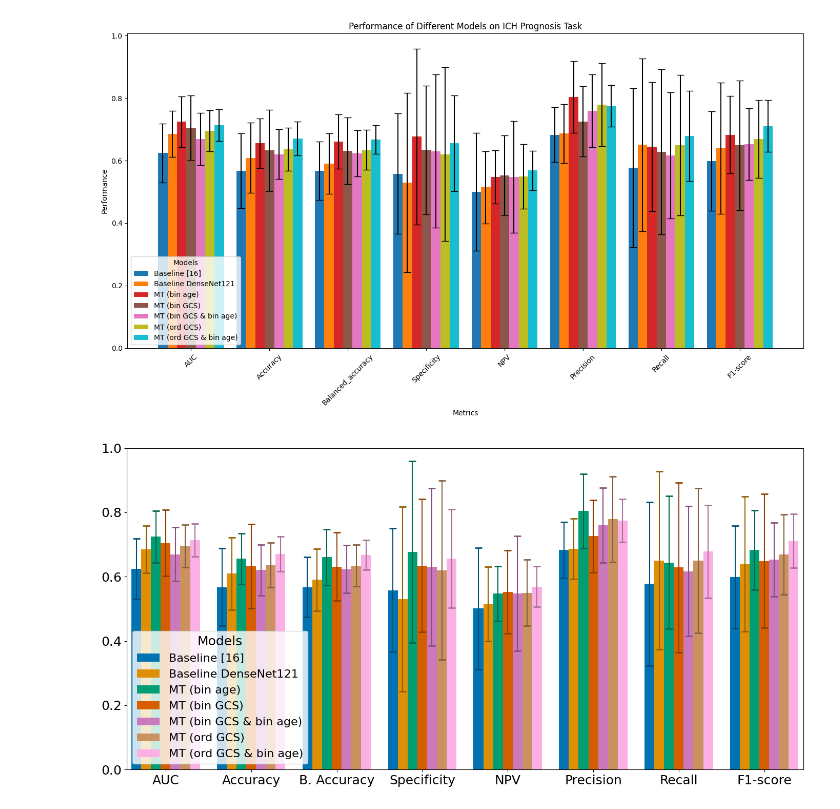
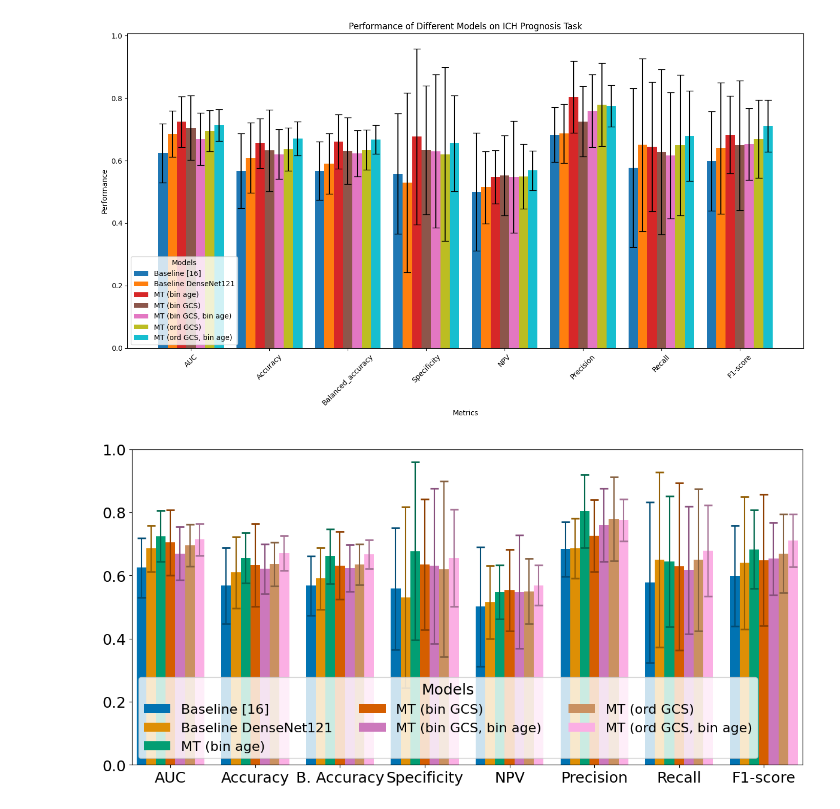
Before and after one commit to Trustworthy-AI-UU-NKI/MultitaskLearning_ICH_Prognosis, a Jupyter notebook: plotComparisonResults/AblationStudy.ipynb, the cells around one changed output. Drawn from its saved outputs; the diff is of its cells as text; code cells hidden in the pictures.

```diff
--- a/plotComparisonResults/AblationStudy.ipynb
+++ b/plotComparisonResults/AblationStudy.ipynb
@@ -19,7 +19,7 @@ mean_std_data = {}
 # models = ['Baseline [16]', 'Baseline', 'MT (bin age)', 'MT (bin GCS)', 'MT (bin GCS & bin age)', 'MT (bin GCS & bin age) SAME LOSS HP', 'MT (ord GCS)', 'MT (ord GCS & bin age)']
 # dataframes = [baselineAmaia, baseline, binaryAge_prognosis, binaryGCS_prognosis, binaryGCS_BinaryAge_prognosis, binaryGCS_binaryAge_prognosis_SAME_LOSS_HP, threeClassGCS_prognosis, threeClassGCS_BinaryAge_prognosis]
 
-models = ['Baseline [16]', 'Baseline DenseNet121', 'MT (bin age)', 'MT (bin GCS)', 'MT (bin GCS & bin age)', 'MT (ord GCS)', 'MT (ord GCS & bin age)']
+models = ['Baseline [16]', 'Baseline DenseNet121', 'MT (bin age)', 'MT (bin GCS)', 'MT (bin GCS, bin age)', 'MT (ord GCS)', 'MT (ord GCS, bin age)']
 dataframes = [baselineAmaia, baseline, binaryAge_prognosis, binaryGCS_prognosis, binaryGCS_binaryAge_prognosis_SAME_LOSS_HP, threeClassGCS_prognosis, threeClassGCS_BinaryAge_prognosis]
 
 
@@ -95,7 +95,7 @@ def darken_color(color, amount=0.5):
     except ValueError:
         raise ValueError("Invalid color format")
 
-fig, ax = plt.subplots(figsize=(14, 7))
+fig, ax = plt.subplots(figsize=(12, 6)) # figsize=(14, 7)
 
 bar_width = 0.12
 index = np.arange(len(metrics)) * 1.05  # Increased space between groups
@@ -106,32 +106,32 @@ colors = sns.color_palette("colorblind", len(models))
 # Plot bars
 for i, model in enumerate(mean_df.columns):
     bars = ax.bar(index + i * bar_width, mean_df[model], bar_width, label=model, color=colors[i])
     dark_color = darken_color(colors[i], 0.34)
     ax.errorbar(index + i * bar_width, mean_df[model], yerr=std_df[model], fmt='none', ecolor=dark_color, capsize=5, capthick=2)
 
 # Rename the first two metrics
 metrics_labels = ['AUC', 'Accuracy', 'B. Accuracy', 'Specificity', 'NPV', 'Precision', 'Recall', 'F1-score']
 
 # Set labels and title
 # ax.set_xlabel('Metrics', fontsize=16)
 # ax.set_ylabel('Performance', fontsize=16)
 # ax.set_title('Performance of Different Models on ICH Prognosis Task', fontsize=18)
 ax.set_xticks(index + bar_width * (len(models) - 1) / 2)
 ax.set_xticklabels(metrics_labels, fontsize=18) # add rotation=45, if you want to rotate
-ax.legend(title='Models', fontsize=16, title_fontsize=18, loc='lower left')
+ax.legend(title='Models', fontsize=16, title_fontsize=18, loc='lower left', ncol=3)
 
 # Increase font size for tick labels
 ax.tick_params(axis='both', which='major', labelsize=18)
 
 # Adjust x-axis limits to reduce space on the sides
 plt.xlim([min(index) - bar_width, max(index + bar_width * len(models))])
 plt.ylim([0, 1])
 
 # Reduce white space on the sides
 plt.subplots_adjust(left=0.05, right=0.95, top=0.95, bottom=0.2)
 
 plt.tight_layout()
 plt.savefig(os.path.join('/home/ubuntu/tenerife/miriam/ICH_Prog_MultiTaskLearning/printFigures', 'ablation_study.pdf'), bbox_inches="tight")
 plt.show()
 # %% [output]
-[figure, old version]
+[figure, new version]
```
Also changed, not shown: 2 other files.
